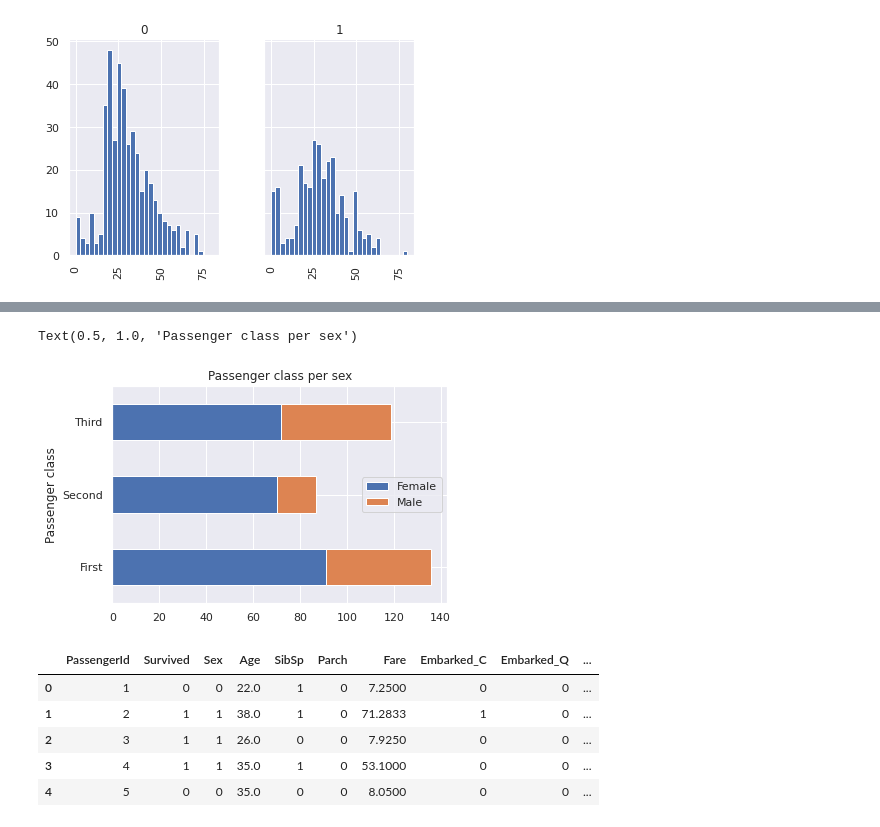
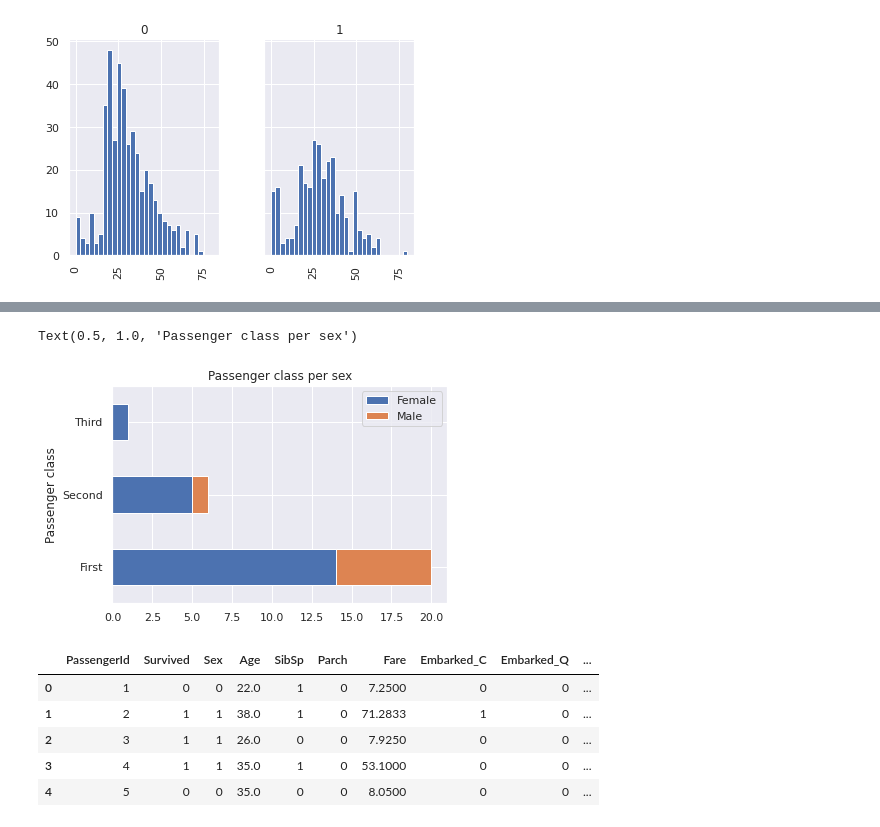
Before and after one commit to lerz30/ML_introduction, a Jupyter notebook: notebooks/pandas_intro.ipynb, the cells around one changed output, grey strips where cells are left out. Saved outputs shown, nothing was run; the diff lists cells and outputs as text; code cells hidden in the pictures.

Commit message:
feature engineering: Age (plots added)

```diff
--- a/notebooks/pandas_intro.ipynb
+++ b/notebooks/pandas_intro.ipynb
@@ -115,15 +145,15 @@ array([<matplotlib.axes._subplots.AxesSubplot object at 0x...>,
 # %%
-#Plot of "Survived" people grouped by "Sex" and "Pclass"
+#Plot of "Survived" people over 50 YO grouped by "Sex" and "Pclass"
 pclass_labels = ['First', 'Second', 'Third']
 sex_labels = {'Female': 0, 'Male': 1}
 
-plt = df.query('Survived == 1').groupby(['Sex','Pclass']).size().unstack(['Sex']).plot(kind='barh',
-                                                            stacked=True, rot=0, subplots=False)
+plt = df.query('Age >= 50 and Survived == 1').groupby(['Sex','Pclass']).size().unstack(['Sex'])\
+    .plot(kind='barh', stacked=True, rot=0, subplots=False)
 plt.set_yticklabels(pclass_labels)
 plt.legend(labels=sex_labels)
 
 plt.set_ylabel('Passenger class')
-plt.set_title('Passenger class per sex')#%% md
+plt.set_title('Passenger class per sex')
 # %% [output]
 Text(0.5, 1.0, 'Passenger class per sex')
-[figure, old version]
+[figure, new version]
```
Also changed, not shown: parts of 3 cells of this notebook.
